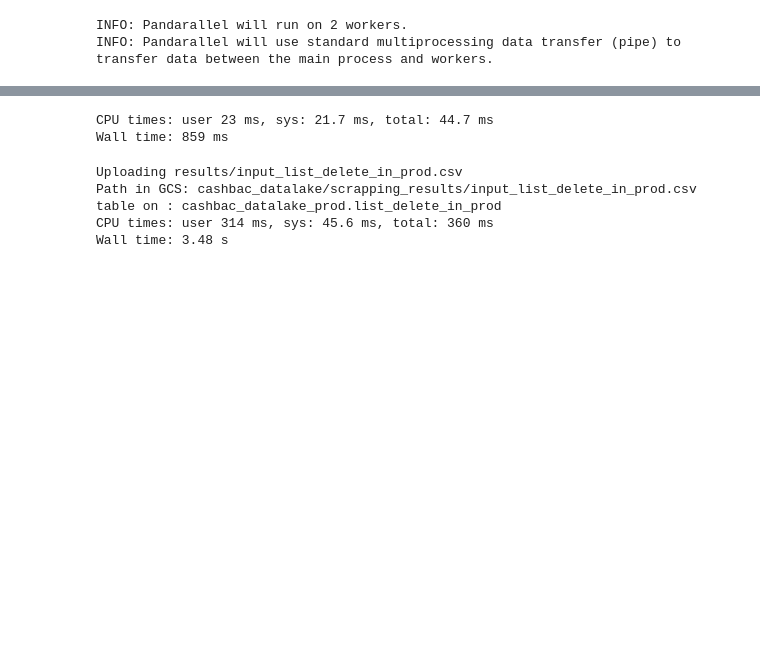
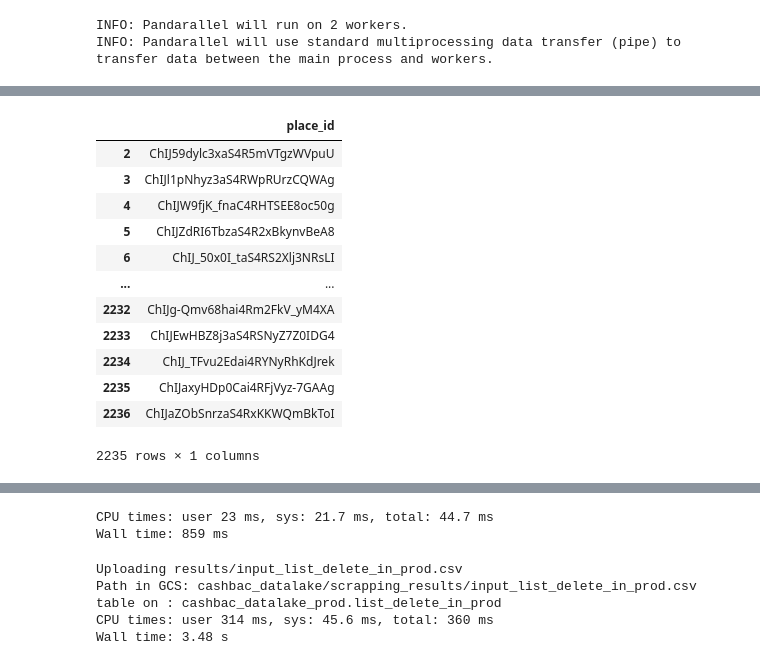
Before and after one commit to christobayu/notebook_scrapping_data, a Jupyter notebook: place_lists_works/DELETE by Subtype and Name.ipynb, the cells around one changed output, grey strips where cells are left out. Drawn from its saved outputs; the diff is of its cells as text; code cells hidden in the pictures; blank space fills up the shorter version.

```diff
--- a/place_lists_works/DELETE by Subtype and Name.ipynb
+++ b/place_lists_works/DELETE by Subtype and Name.ipynb
@@ -44,15 +42,31 @@ INFO: Pandarallel will use standard multiprocessing data transfer (pipe) to tran
 # %%
 cashbac_key='Cashbac-GCP-Keys.json'
-horego_key='Horego-GCP-Keys.json'
+# horego_key='Horego-GCP-Keys.json'
 
-name_exclude=get_name_exclude(horego_key)
-subtype_exclude=get_subtype_exclude(horego_key)
-exclude_restorant=get_exclude_restorant(horego_key)
-include_restorant=get_include_restaurant_type1(horego_key)
-outlet_in_mall_type1=get_include_restaurant_mall_type1(horego_key)
+name_exclude=get_name_exclude(cashbac_key)
+subtype_exclude=get_subtype_exclude(cashbac_key)
+exclude_restorant=get_exclude_restorant(cashbac_key)
+include_restorant=get_include_restaurant_type1(cashbac_key)
+outlet_in_mall_type1=get_include_restaurant_mall_type1(cashbac_key)
 
 name_exclude.KEYWORD=name_exclude.KEYWORD.str.replace("'",'')
 subtype_exclude.KEYWORD=subtype_exclude.KEYWORD.str.replace("'",'')
+# %%
+exclude_restorant
+# %% [output]
+|  | place_id |
+| 2 | ChIJ59dylc3xaS4R5mVTgzWVpuU |
+| 3 | ChIJl1pNhyz3aS4RWpRUrzCQWAg |
+| 4 | ChIJW9fjK_fnaC4RHTSEE8oc50g |
+| 5 | ChIJZdRI6TbzaS4R2xBkynvBeA8 |
+| 6 | ChIJ_50x0I_taS4RS2Xlj3NRsLI |
+| ... | ... |
+| 2232 | ChIJg-Qmv68hai4Rm2FkV_yM4XA |
+| 2233 | ChIJEwHBZ8j3aS4RSNyZ7Z0IDG4 |
+| 2234 | ChIJ_TFvu2Edai4RYNyRhKdJrek |
+| 2235 | ChIJaxyHDp0Cai4RFjVyz-7GAAg |
+| 2236 | ChIJaZObSnrzaS4RxKKWQmBkToI |
+2235 rows × 1 columns
 # %%
 subtype_condition=''
 for subtype in subtype_exclude.KEYWORD.unique():
```
Also changed, not shown: parts of 10 cells of this notebook, 8 other files.
